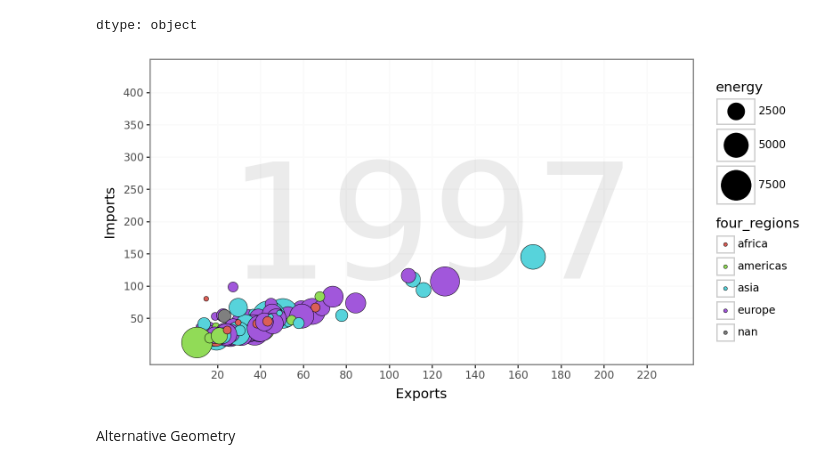
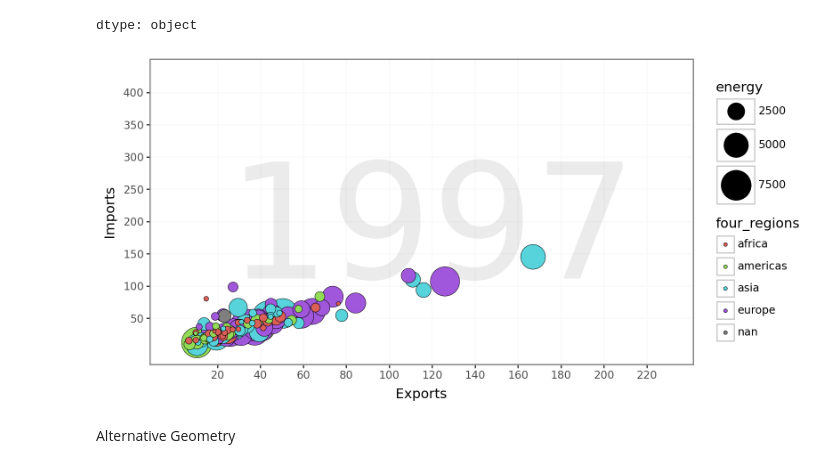
Before and after one commit to matthewkennedy22-collab/Week1, a Jupyter notebook: Lab/Lab_1_Gapminder (1).ipynb, the cells around one changed output. Drawn from its saved outputs; the diff is of its cells as text; code cells hidden in the pictures.

```diff
--- a/Lab/Lab_1_Gapminder.ipynb
+++ b/Lab/Lab_1_Gapminder (1).ipynb
@@ -142,28 +142,29 @@ q2["energy"] = pd.to_numeric(q2["energy"], errors='coerce')
 # %%
 from plotnine import *
 import numpy as np
 
 
-year_text2 = str(q2['year'].iloc[0]) #chatgpt helped with this
+year_text2 = str(q2['year'].iloc[0])
+q2 = q2.sort_values("energy", ascending=False)#chatgpt helped with this
 
 (
     ggplot(q2, aes(x="exports", y="imports", fill="four_regions", size="energy"))
 
     + annotate("text", x=120, y=180, label=year_text2, alpha=.08, size=130)
     + geom_point(color="black", stroke=.2)
     + scale_size_area(max_size=15)
     + labs(x="Exports", y="Imports")
     + scale_x_continuous(breaks=range(20, 240, 20), limits=(0, 230))
     + scale_y_continuous(breaks=range(50, 450, 50), limits=(0, 430))
     + theme_bw()
     + theme(figure_size=(8, 4))
     + theme(panel_grid_major=element_line(color="#FAFAFA"),
         panel_grid_minor=element_blank())
 
 
 )
 # %% [output]
-[figure, old version]
+[figure, new version]
 # %% [markdown]
 Alternative Geometry
 # %% [markdown]
```
Also changed, not shown: parts of 1 cell of this notebook, 24 other files.
